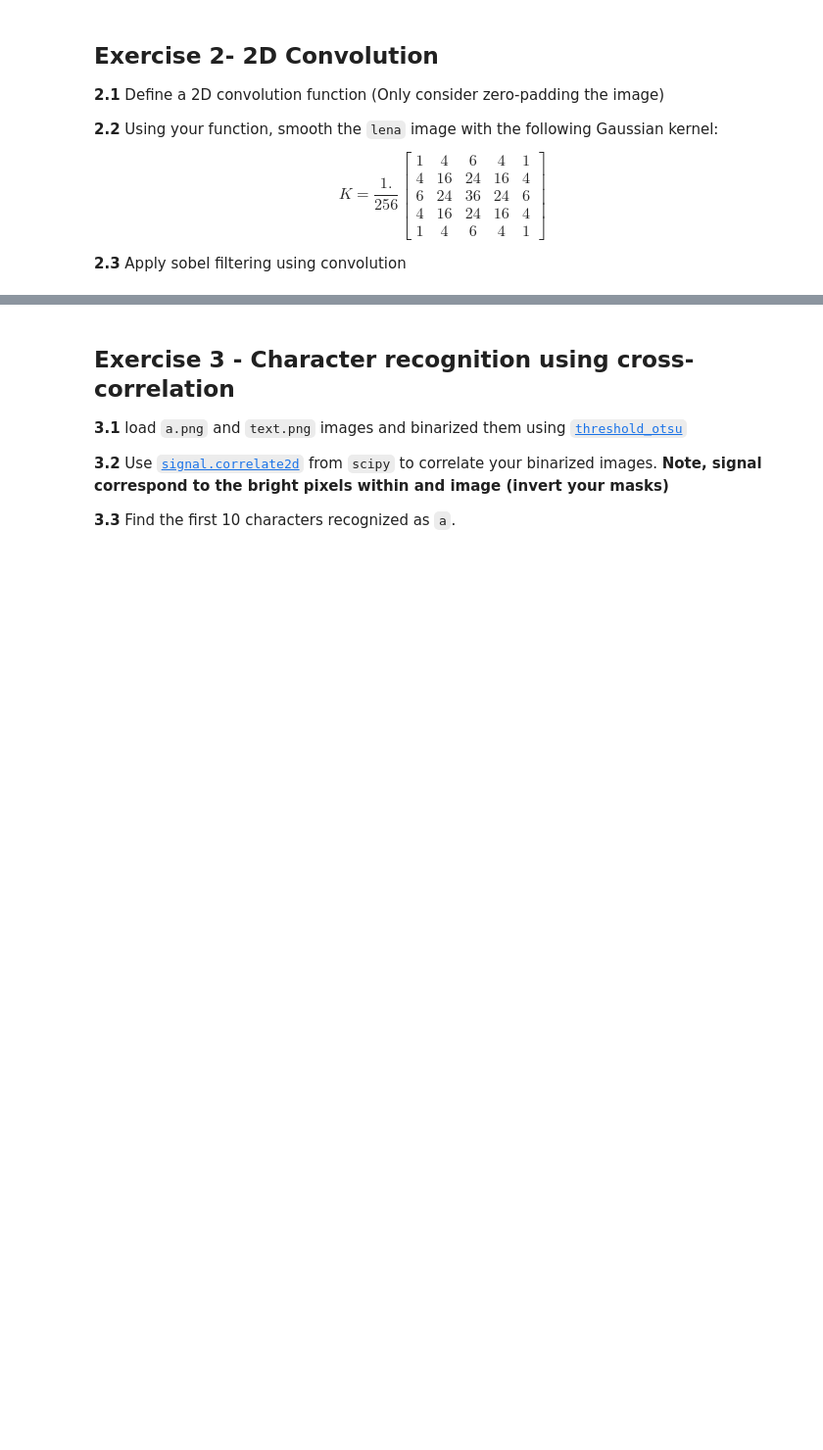
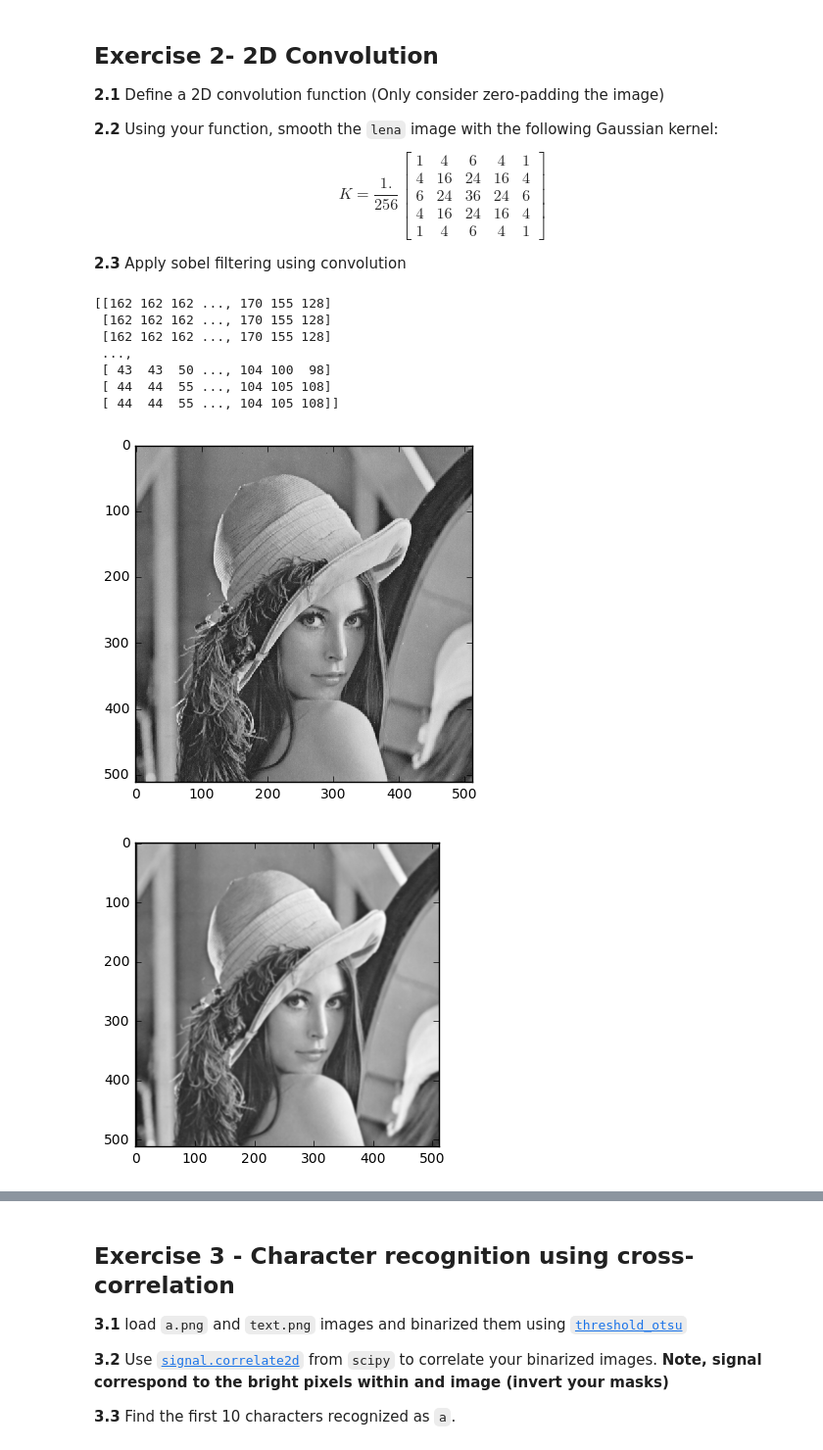
Before and after one commit to daniglezad/DSP-TP-1617, a Jupyter notebook: Lab3/python/Lab3.ipynb, the cells around one changed output, grey strips where cells are left out. Shown: that part at 98% size. Cells and saved outputs as stored; diff of their text form; code cells hidden in the pictures; blank space fills up the shorter version.

```diff
--- a/Lab3/python/Lab3.ipynb
+++ b/Lab3/python/Lab3.ipynb
@@ -59,3 +76,51 @@ array([ 0.,  0.,  0.,  0.,  0.,  0.,  0.,  0.,  0.,  0.,  0.,  0.,  0.,  0.])
 $$ K = \frac{1.}{256}\begin{bmatrix} 1 & 4 & 6 & 4 & 1 \\ 4 & 16 & 24 & 16 & 4 \\ 6 & 24 & 36 & 24 & 6 \\ 4 & 16 & 24 & 16 & 4 \\ 1 & 4 & 6 & 4 & 1 \end{bmatrix}$$
 
 **2.3** Apply sobel filtering using convolution
+# %%
+def conv_2d(x,h, in_shape_x,in_shape_y,h_shape_x,h_shape_y):
+    y= np.zeros((512,512))
+    kCenterX =h_shape_y
+    kCenterY =h_shape_x
+    for i in range(0,in_shape_x):
+        for j in range(0,in_shape_y):
+            for m in range(0,h_shape_x):
+                mm = h_shape_x -1 -m
+                for n in range(0,h_shape_y):
+                    nn = h_shape_y -1 -n
+
+                    ii = i + (m-kCenterY)
+                    jj = j + (n-kCenterX)
+
+                    if( ii >= 0 and ii < in_shape_x and jj >= 0 and jj < in_shape_y):
+                        y[i][j] = y[i][j] + x[ii][jj] * h[mm][nn]
+
+    return y
+# %%
+#First, let's define the kernel and flip it
+K = np.zeros((5,5))
+K = [1/256, 4/256, 6/256, 4/256, 1/256],[4/256, 16/256, 2/2564, 16/256, 4/256], [6/256, 24/256, 36/256, 24/256, 6/256], [4/256, 16/256, 24/256, 16/256, 4/256], [1/256, 4/256, 6/256, 4/256, 1/256]
+Path = '../images/'
+image_name = 'lena-grey.bmp'
+lena_im = io.imread(Path.__add__(image_name))
+plt.figure()
+io.imshow(lena_im)
+print (lena_im)
+
+
+y= conv_2d(lena_im,K,512,512,5,5)
+#plt.figure()
+#io.imshow(y)
+
+plt.figure()
+plt.imshow(y,  cmap=plt.cm.gray)
+plt.show()
+# %% [output]
+[[162 162 162 ..., 170 155 128]
+ [162 162 162 ..., 170 155 128]
+ [162 162 162 ..., 170 155 128]
+ ...,
+ [ 43  43  50 ..., 104 100  98]
+ [ 44  44  55 ..., 104 105 108]
+ [ 44  44  55 ..., 104 105 108]]
+[figure, added]
+[figure, added]
```
Also changed, not shown: parts of 5 cells of this notebook.
